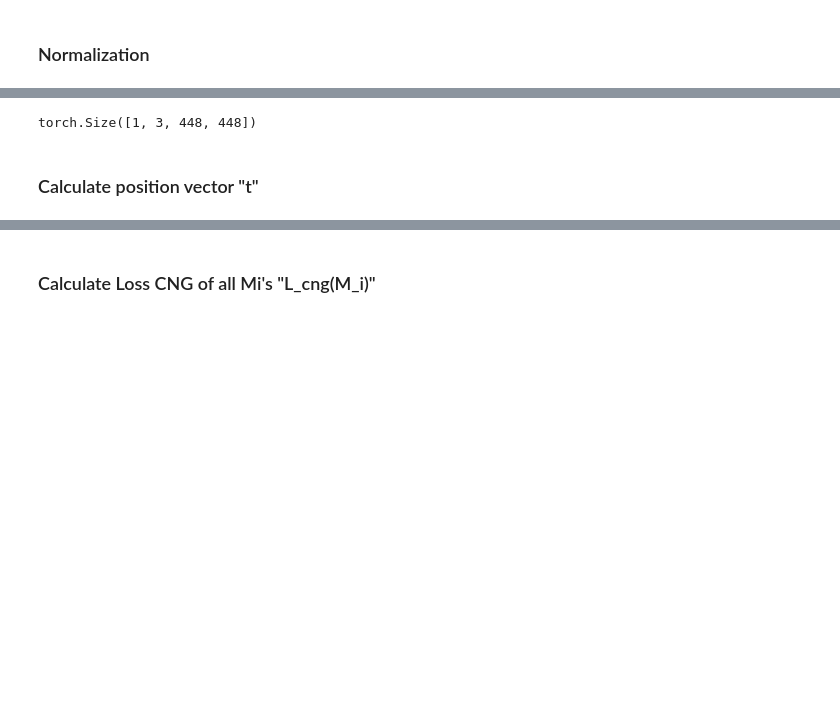
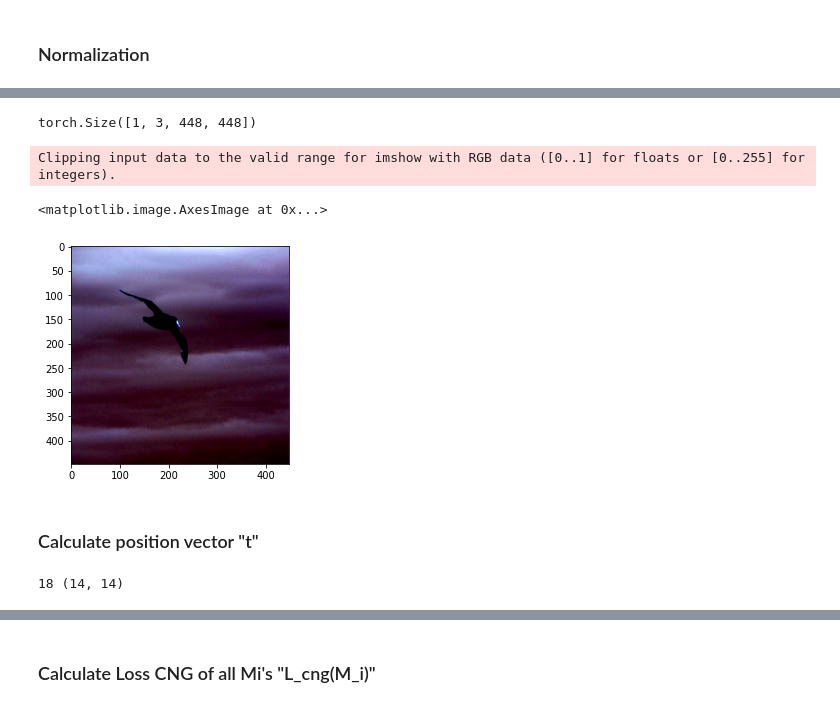
Before and after one commit to Vins1805/cnn-fine-grained-image-recognition, a Jupyter notebook: 1-pretrained-models.ipynb, the cells around one changed output, grey strips where cells are left out. Drawn from its saved outputs; the diff is of its cells as text; code cells hidden in the pictures; blank space fills up the shorter version.

```diff
--- a/1-pretrained-models.ipynb
+++ b/1-pretrained-models.ipynb
@@ -109,13 +130,15 @@ class Net(nn.Module):
 # %%
-# TODO add to preprocessing
-img , label = trainset[120]
-img = transforms.ToTensor()(img)
+img = transforms.ToTensor()(base_img)
 img = img.permute(1,2,0)
 img = transforms.Normalize(mean=[0.485,0.456,0.406], std=[0.229,0.224,0.225])(img/255)
 img = img.unsqueeze(0)
 print(img.shape)
+plt.imshow(img.squeeze(0).permute(1,2,0))
 # %% [output]
 torch.Size([1, 3, 448, 448])
+Clipping input data to the valid range for imshow with RGB data ([0..1] for floats or [0..255] for integers).
+<matplotlib.image.AxesImage at 0x...>
+[figure, added]
 # %% [markdown]
 ### Calculate position vector "t"
 # %%
@@ -127,3 +150,10 @@ for channel in channels.detach().numpy()[0]:
 
 t_flat = [point for coordinate in coordinates for point in coordinate]
 t_flat = torch.FloatTensor(t_flat)
+# %%
+threshold = 150
+patters = [channels[0,i].detach().numpy() for i in range(channels.size(1))]
+patters2 = [patter for patter in patters if np.argmax(patter) > threshold]
+print(len(patters2), patters2[0].shape)
+# %% [output]
+18 (14, 14)
```
Also changed, not shown: parts of 14 cells of this notebook, 7 other files.
